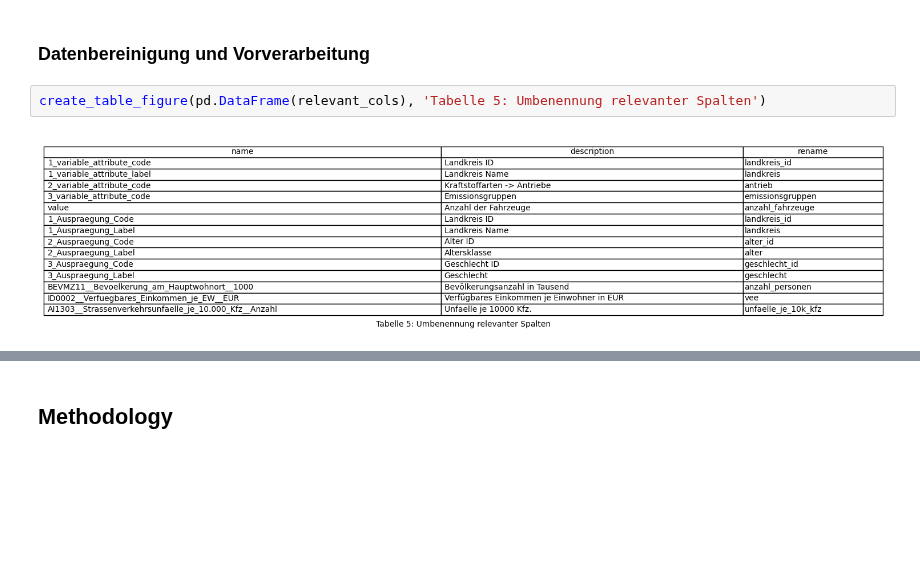
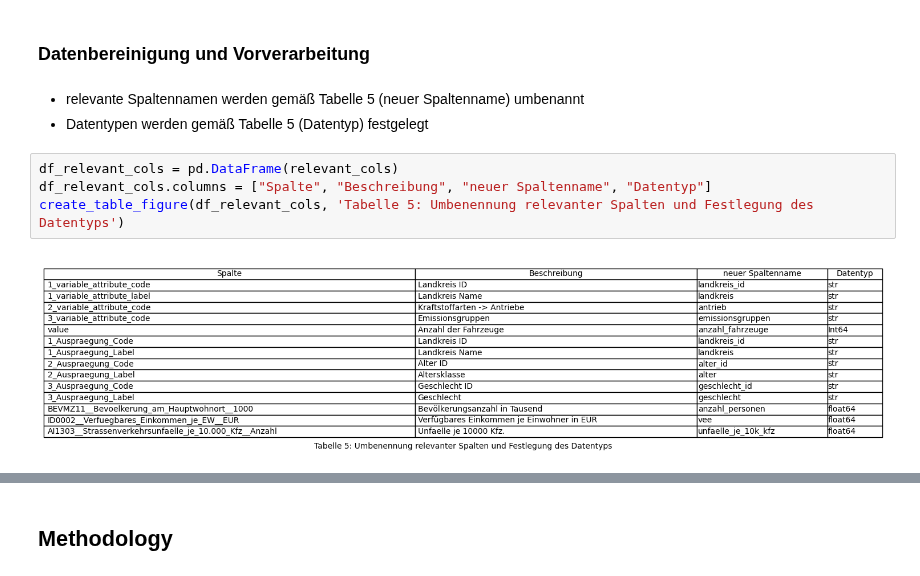
Before and after one commit to mn086/project, a Jupyter notebook: reports/report.ipynb, the cells around one changed output, grey strips where cells are left out. Saved outputs shown, nothing was run; the diff lists cells and outputs as text; blank space fills up the shorter version.

```diff
--- a/reports/report.ipynb
+++ b/reports/report.ipynb
@@ -100,7 +100,12 @@ create_info_figure(df_svu, 'Tabelle 4: Übersicht der Spalten in den Rohdaten ü
 [figure]
 # %% [markdown]
 ### Datenbereinigung und Vorverarbeitung
+# %% [markdown]
+- relevante Spaltennamen werden gemäß Tabelle 5 (neuer Spaltenname) umbenannt
+- Datentypen werden gemäß Tabelle 5 (Datentyp) festgelegt
 # %%
-create_table_figure(pd.DataFrame(relevant_cols), 'Tabelle 5: Umbenennung relevanter Spalten')
+df_relevant_cols = pd.DataFrame(relevant_cols)
+df_relevant_cols.columns = ["Spalte", "Beschreibung", "neuer Spaltenname", "Datentyp"]
+create_table_figure(df_relevant_cols, 'Tabelle 5: Umbenennung relevanter Spalten und Festlegung des Datentyps')
 # %% [output]
-[figure, old version]
+[figure, new version]
```
Also changed, not shown: parts of 3 cells of this notebook, 1 other file.
